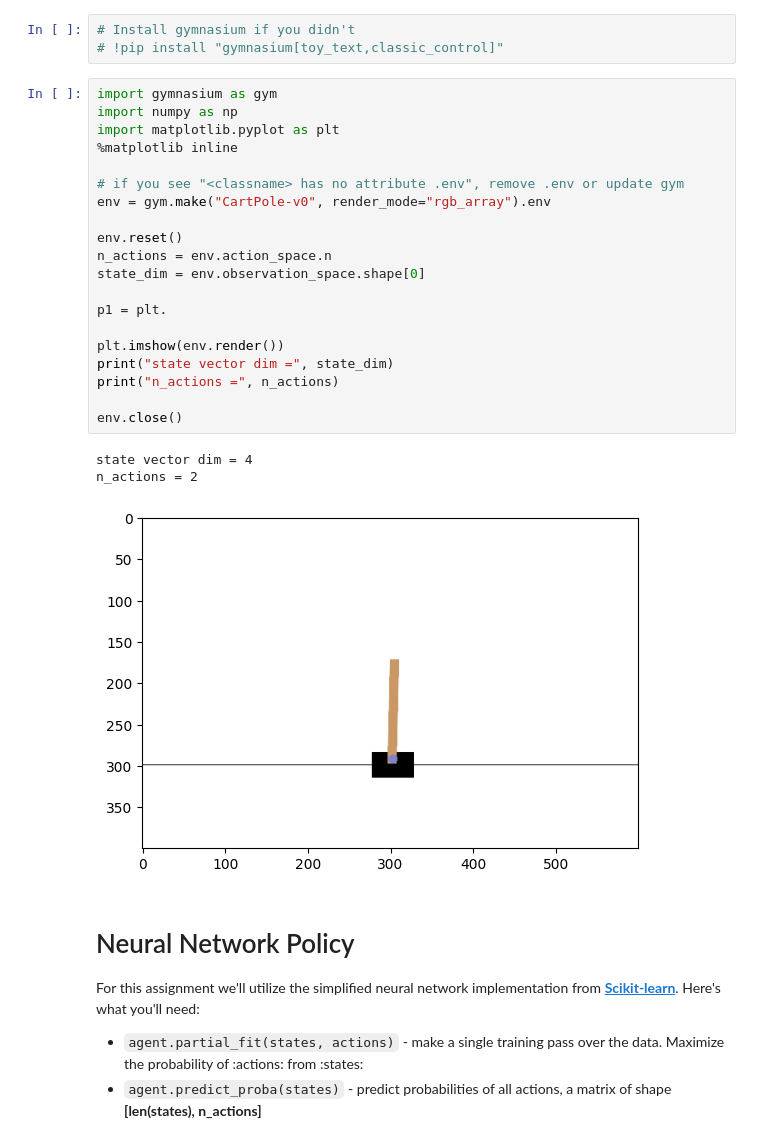
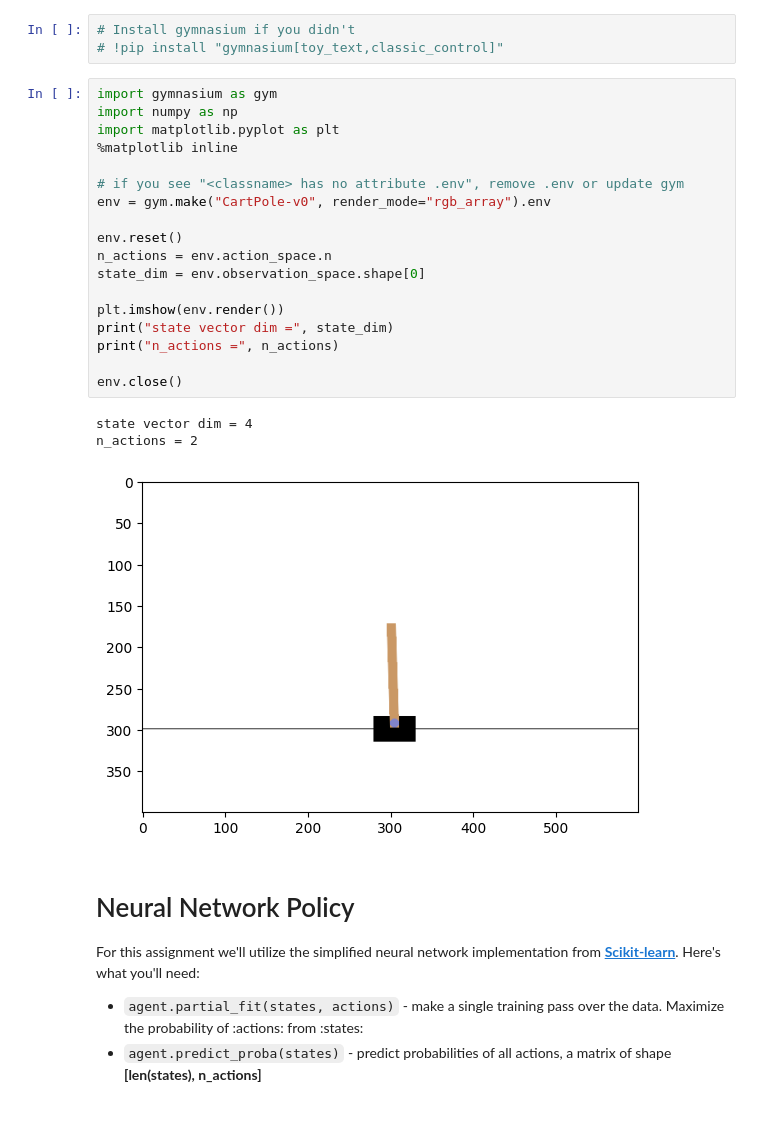
Before and after one commit to goodza/Practical_RL, a Jupyter notebook: week01_intro/deep_crossentropy_method.ipynb, the cells around one changed output. Drawn from its saved outputs; the diff is of its cells as text.

```diff
--- a/week01_intro/deep_crossentropy_method.ipynb
+++ b/week01_intro/deep_crossentropy_method.ipynb
@@ -21,27 +21,25 @@ if type(os.environ.get("DISPLAY")) is not str or len(os.environ.get("DISPLAY"))
 # %%
 import gymnasium as gym
 import numpy as np
 import matplotlib.pyplot as plt
 %matplotlib inline
 
 # if you see "<classname> has no attribute .env", remove .env or update gym
 env = gym.make("CartPole-v0", render_mode="rgb_array").env
 
 env.reset()
 n_actions = env.action_space.n
 state_dim = env.observation_space.shape[0]
 
-p1 = plt.
-
 plt.imshow(env.render())
 print("state vector dim =", state_dim)
 print("n_actions =", n_actions)
 
 env.close()
 # %% [output]
 state vector dim = 4
 n_actions = 2
-[figure, old version]
+[figure, new version]
 # %% [markdown]
 # Neural Network Policy
 
```
Also changed, not shown: parts of 5 cells of this notebook, 5 other files.
